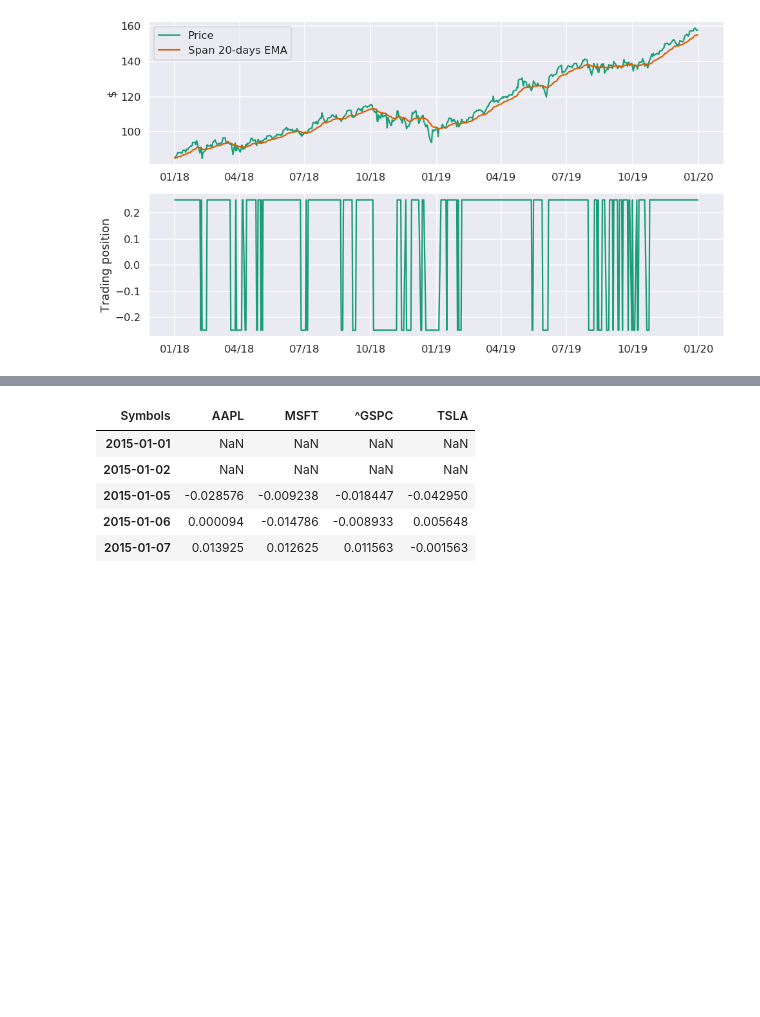
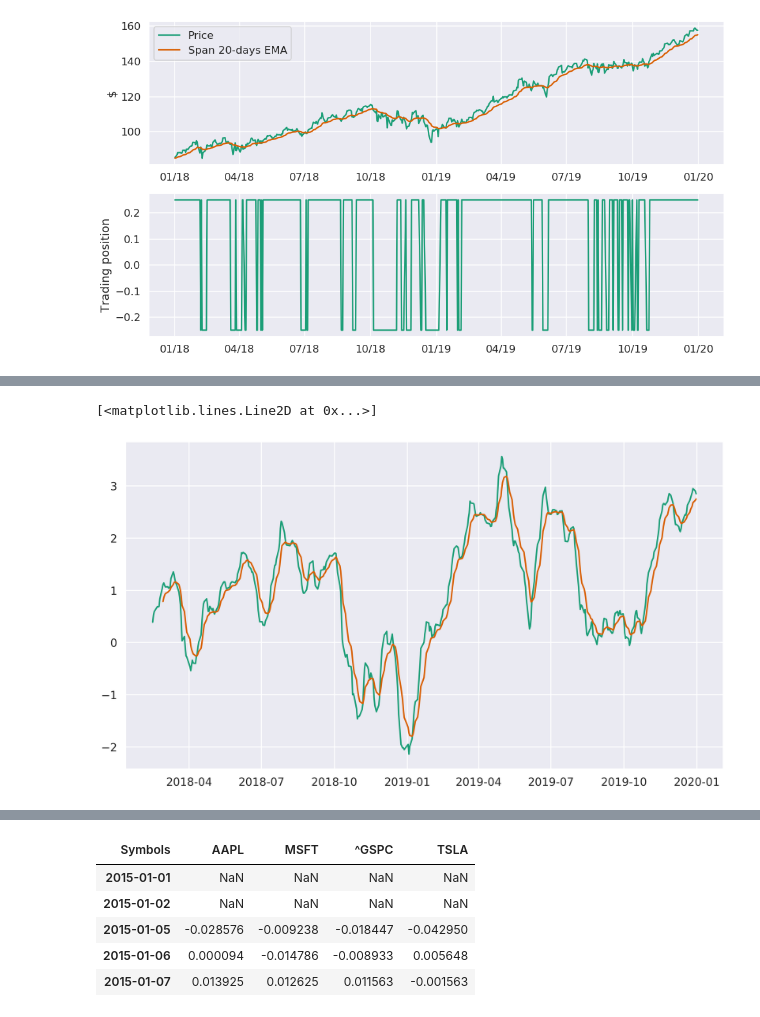
Before and after one commit to francescomarcolli/blockchain_prj, a Jupyter notebook: pyscripts/challenge_scripts/finance_part3.ipynb, the cells around one changed output, grey strips where cells are left out. Saved outputs shown, nothing was run; the diff lists cells and outputs as text; code cells hidden in the pictures; blank space fills up the shorter version.

```diff
--- a/pyscripts/challenge_scripts/finance_part3.ipynb
+++ b/pyscripts/challenge_scripts/finance_part3.ipynb
@@ -145,0 +161,9 @@ ax2.xaxis.set_major_formatter(my_year_month_fmt)
+# %%
+macd = ta.trend.MACD(close=df['Close'], n_slow=31, n_fast= 15,n_sign=9)
+df['MACD'] = macd.macd_diff()
+# %%
+plt.plot(macd.macd())
+plt.plot(macd.macd_signal())
+# %% [output]
+[<matplotlib.lines.Line2D at 0x...>]
+[figure, added]
```
Also changed, not shown: parts of 3 cells of this notebook.
